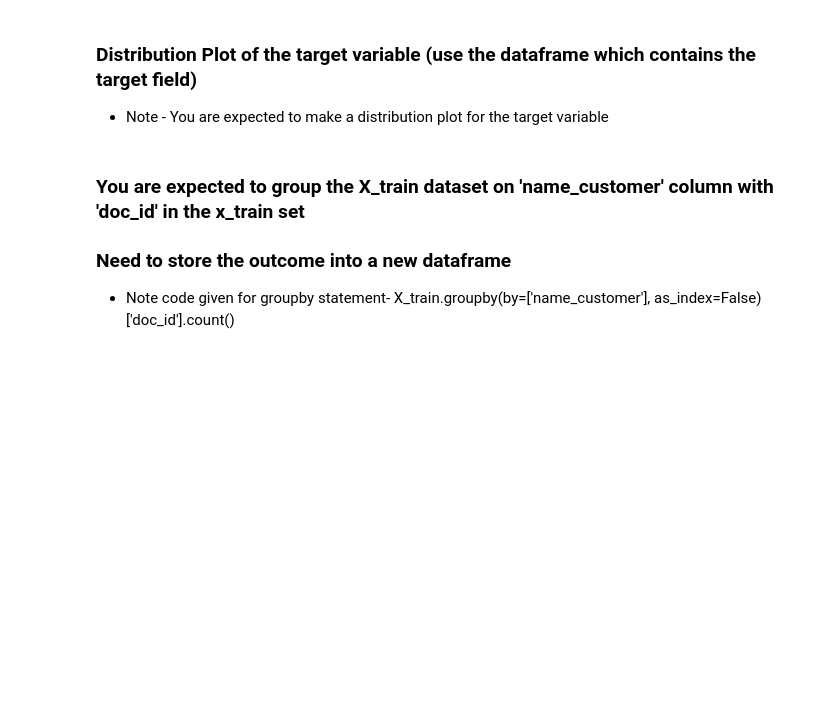
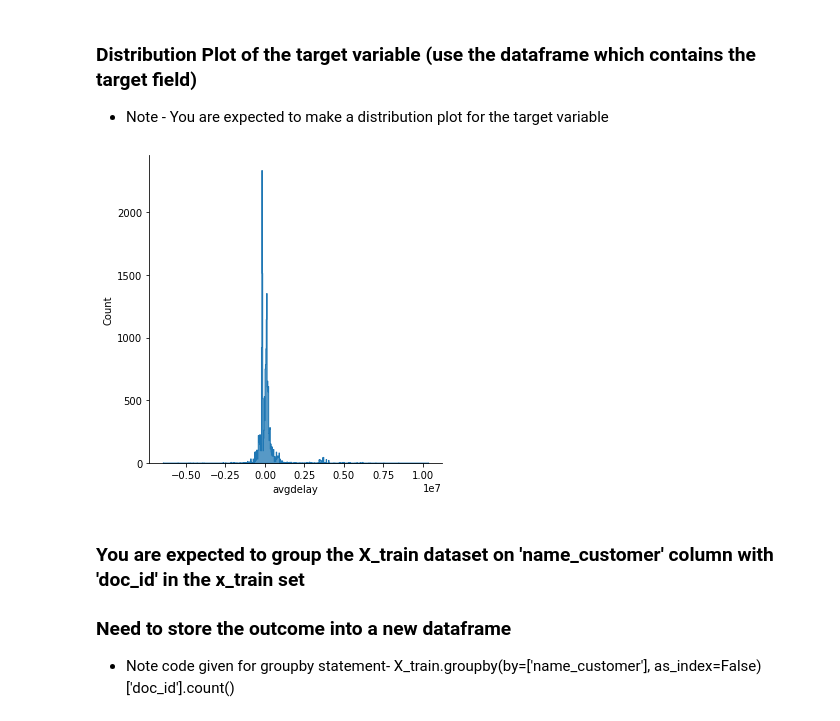
Before and after one commit to nooobcoder/HighRadiusTraining, a Jupyter notebook: project1/Revised Project.ipynb, the cells around one changed output. Drawn from its saved outputs; the diff is of its cells as text; code cells hidden in the pictures; blank space fills up the shorter version.

```diff
--- a/project1/Revised Project.ipynb
+++ b/project1/Revised Project.ipynb
@@ -667,6 +667,11 @@ X_val.shape, X_test.shape, y_val.shape, y_test.shape
 ### Distribution Plot of the target variable (use the dataframe which contains the target field)
 
 - Note - You are expected to make a distribution plot for the target variable
+# %%
+sns.displot(y_local_test, element="step")
+plt.show()
+# %% [output]
+[figure, added]
 # %% [markdown]
 ### You are expected to group the X_train dataset on 'name_customer' column with 'doc_id' in the x_train set
 
```
Also changed, not shown: parts of 14 cells of this notebook.
